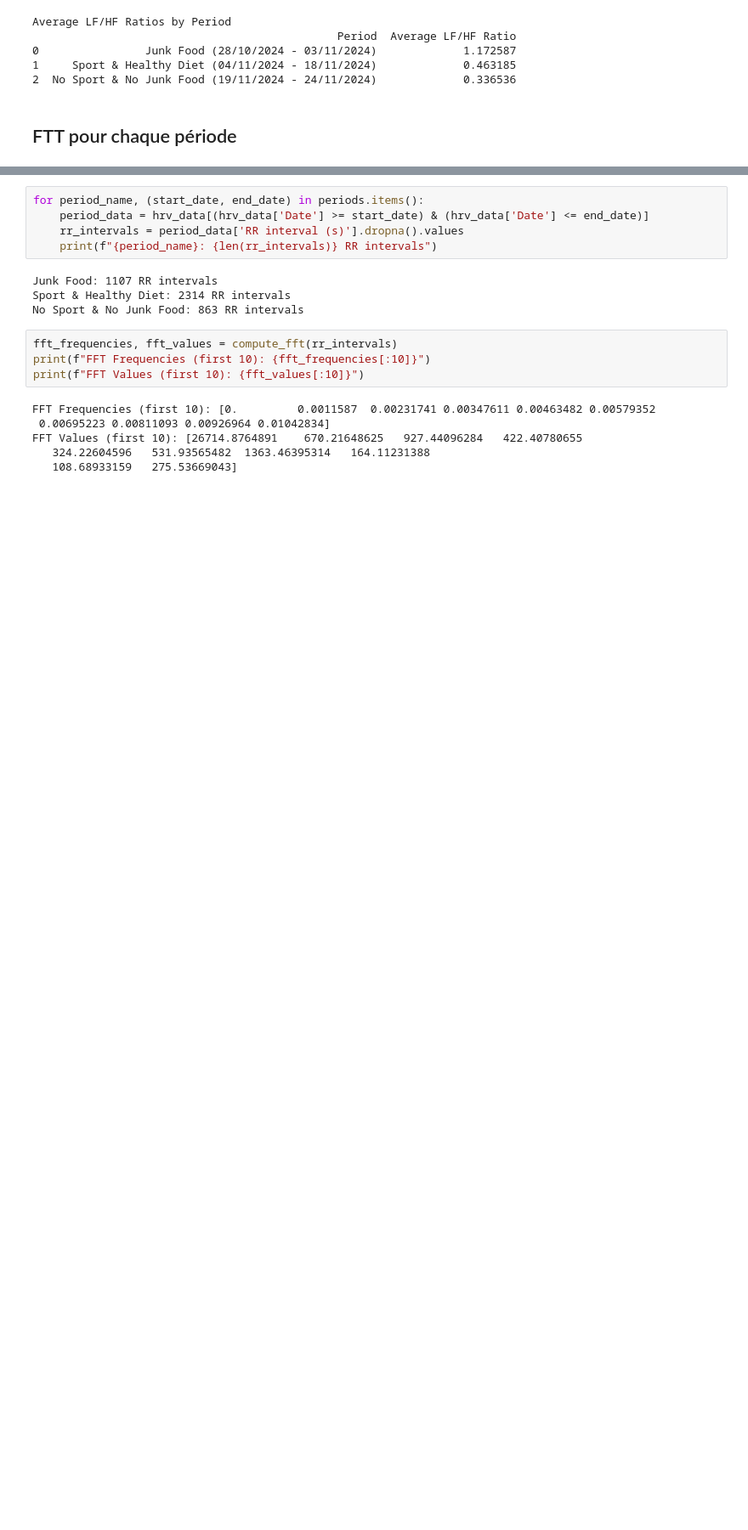
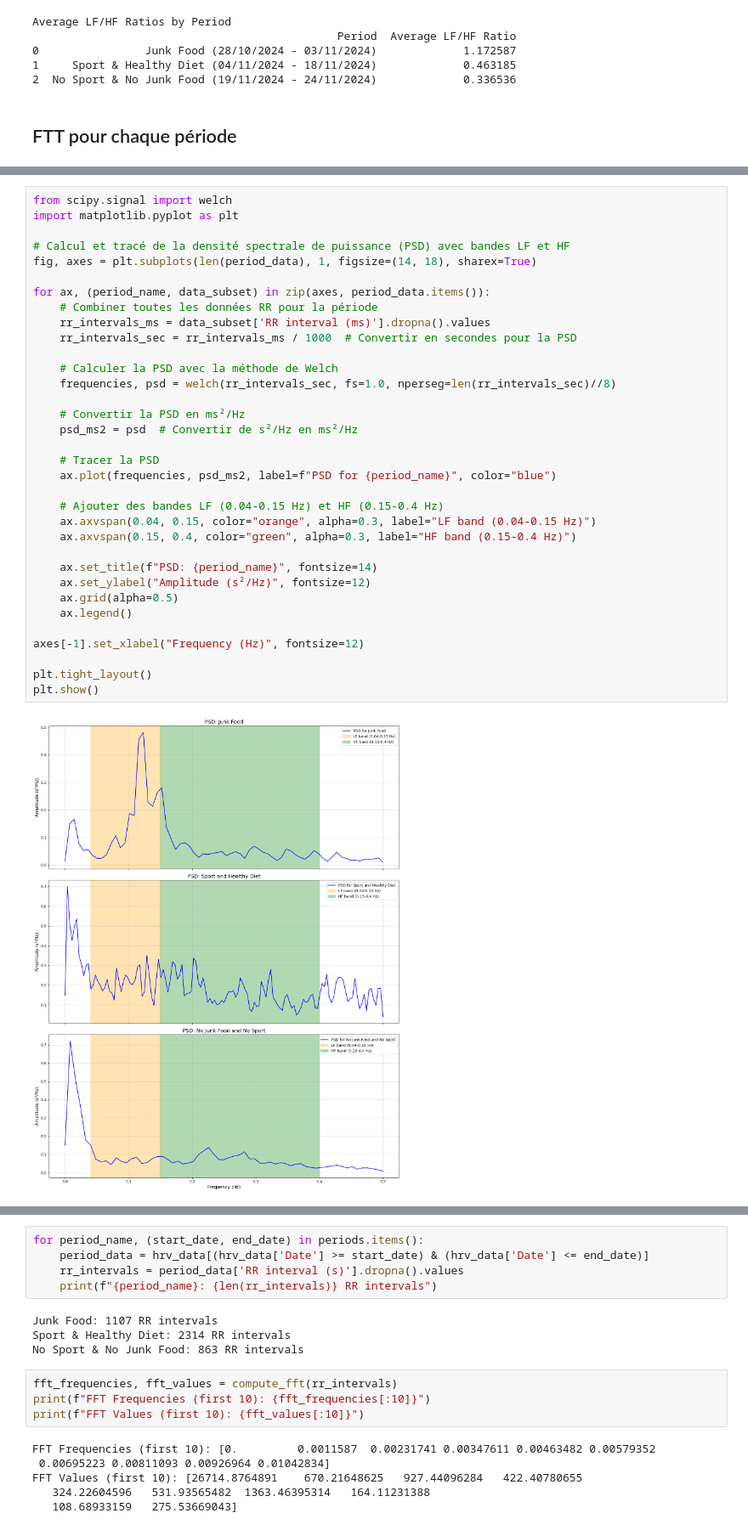
Before and after one commit to leyah-sa/VFC-Analysis, a Jupyter notebook: notebooks/Partie 1/monitoring.ipynb, the cells around one changed output, grey strips where cells are left out. Shown at 85% size. Drawn from its saved outputs; the diff is of its cells as text; blank space fills up the shorter version.

```diff
--- a/notebooks/Partie 1/monitoring.ipynb
+++ b/notebooks/Partie 1/monitoring.ipynb
@@ -477,0 +710,36 @@ Average LF/HF Ratios by Period
+# %%
+from scipy.signal import welch
+import matplotlib.pyplot as plt
+
+# Calcul et tracé de la densité spectrale de puissance (PSD) avec bandes LF et HF
+fig, axes = plt.subplots(len(period_data), 1, figsize=(14, 18), sharex=True)
+
+for ax, (period_name, data_subset) in zip(axes, period_data.items()):
+    # Combiner toutes les données RR pour la période
+    rr_intervals_ms = data_subset['RR interval (ms)'].dropna().values
+    rr_intervals_sec = rr_intervals_ms / 1000  # Convertir en secondes pour la PSD
+
+    # Calculer la PSD avec la méthode de Welch
+    frequencies, psd = welch(rr_intervals_sec, fs=1.0, nperseg=len(rr_intervals_sec)//8)
+
+    # Convertir la PSD en ms²/Hz
+    psd_ms2 = psd  # Convertir de s²/Hz en ms²/Hz
+
+    # Tracer la PSD
+    ax.plot(frequencies, psd_ms2, label=f"PSD for {period_name}", color="blue")
+
+    # Ajouter des bandes LF (0.04-0.15 Hz) et HF (0.15-0.4 Hz)
+    ax.axvspan(0.04, 0.15, color="orange", alpha=0.3, label="LF band (0.04-0.15 Hz)")
+    ax.axvspan(0.15, 0.4, color="green", alpha=0.3, label="HF band (0.15-0.4 Hz)")
+
+    ax.set_title(f"PSD: {period_name}", fontsize=14)
+    ax.set_ylabel("Amplitude (s²/Hz)", fontsize=12)
+    ax.grid(alpha=0.5)
+    ax.legend()
+
+axes[-1].set_xlabel("Frequency (Hz)", fontsize=12)
+
+plt.tight_layout()
+plt.show()
+# %% [output]
+[figure, added]
```
Also changed, not shown: parts of 14 cells of this notebook.
